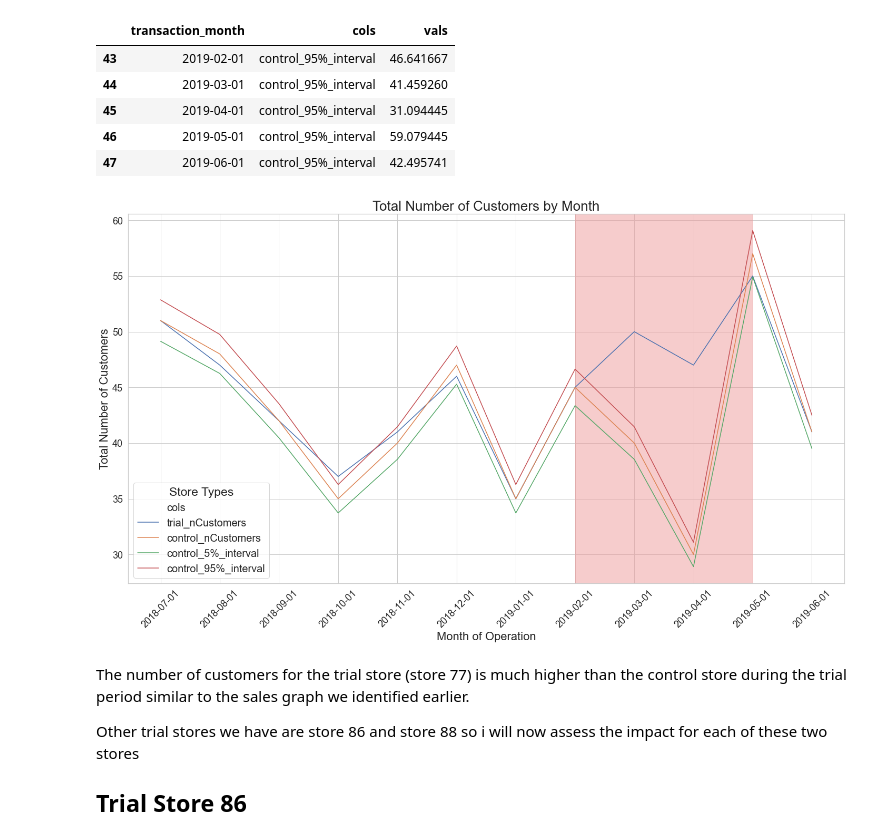
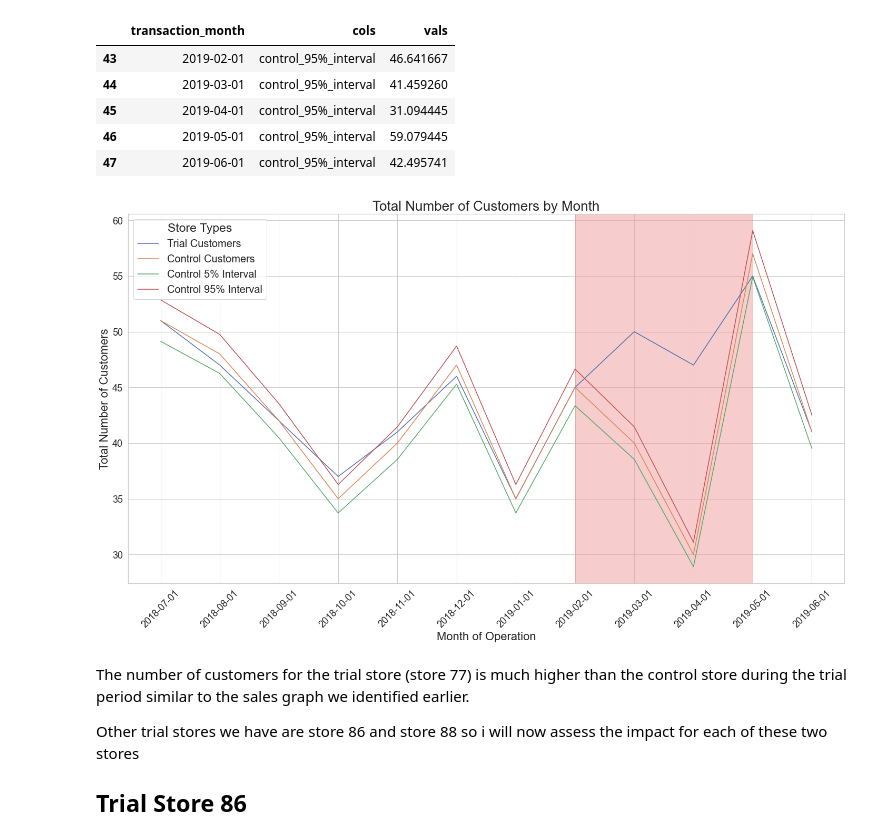
Before and after one commit to daniel8691/Quantium-virtual-internship, a Jupyter notebook: module_two_experimentation_uplifttesting.ipynb, the cells around one changed output. Saved outputs shown, nothing was run; the diff lists cells and outputs as text; code cells hidden in the pictures.

```diff
--- a/module_two_experimentation_uplifttesting.ipynb
+++ b/module_two_experimentation_uplifttesting.ipynb
@@ -1518,37 +1536,42 @@ display(melted_77_customer_df.tail())
 # plot
 sns.set(style='whitegrid')
 
 # set figure size
 plt.figure(figsize=(20,12))
 
 # plot
 ax = sns.lineplot(x='transaction_month',
                  y = 'vals',
                  hue = 'cols',
                  data = melted_77_customer_df)
 
 # highlight trial period
 ax.axvspan("2019-02-01",'2019-05-01',color = '#EF9A9A', alpha=0.5)
 
 # set x labels orientation for visability
 plt.xticks(rotation=45)
 
 # set font sizes and labels
 plt.xlabel("Month of Operation", fontsize = 22)
 plt.ylabel("Total Number of Customers", fontsize = 22)
 plt.title("Total Number of Customers by Month", fontsize=26)
 plt.tick_params(labelsize=18)
 
-# set legend
-plt.legend(title = 'Store Types',
-          loc = 'best',
+legend_labels = ['Trial Customers',
+                "Control Customers",
+                "Control 5% Interval",
+                "Control 95% Interval"]
+
+plt.legend(title = "Store Types",
+           labels = legend_labels,
+          loc='best',
           fontsize=20,
           title_fontsize=23)
 
 plt.tight_layout()
 plt.savefig("static/module2_analysis_pics/trial_77_customerByMonth.png")
 # %% [output]
-[figure, old version]
+[figure, new version]
 # %% [markdown]
 The number of customers for the trial store (store 77) is much higher than the control store during the trial period similar to the sales graph we identified earlier.
 
```
Also changed, not shown: parts of 9 cells of this notebook, 11 other files.
